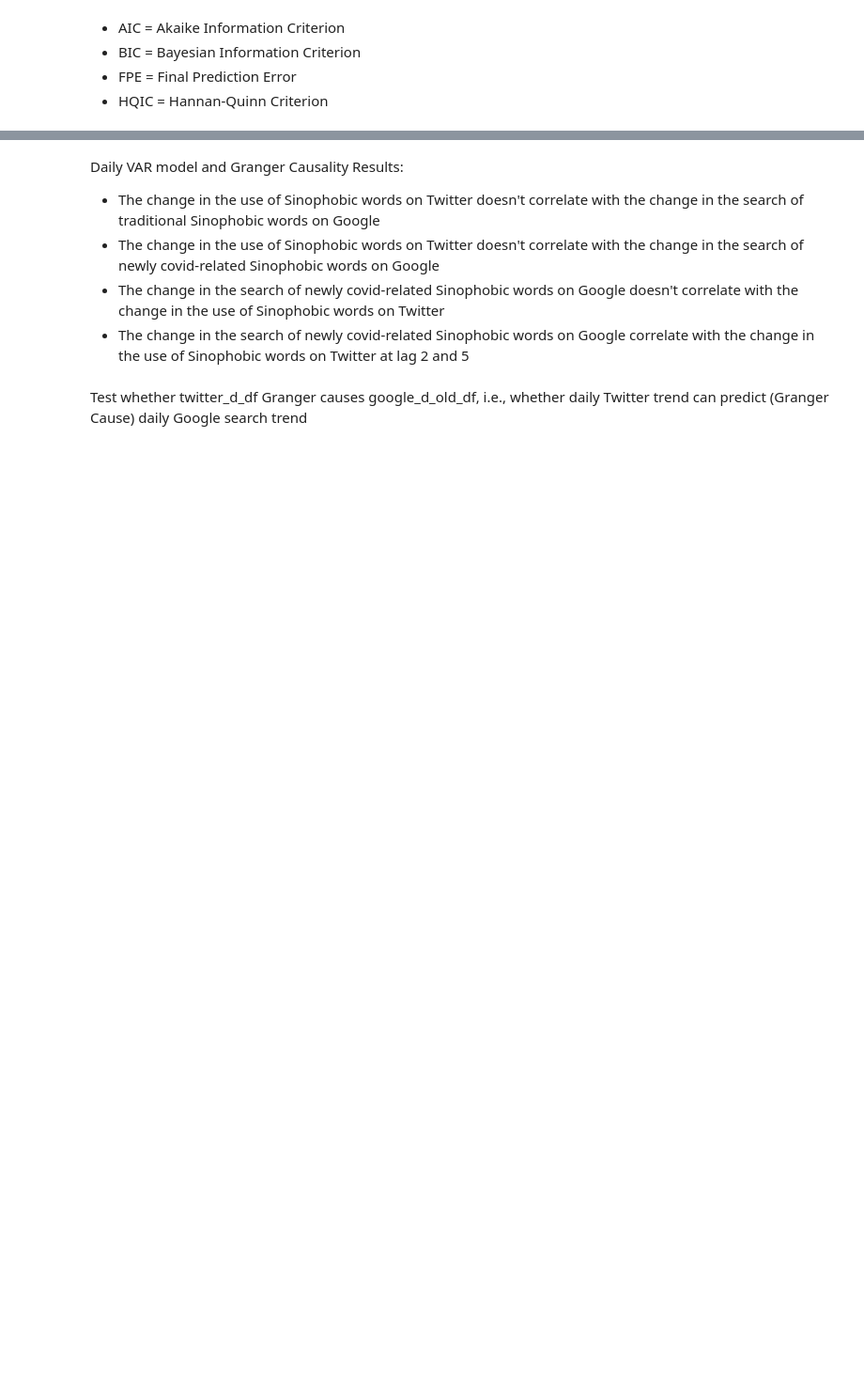
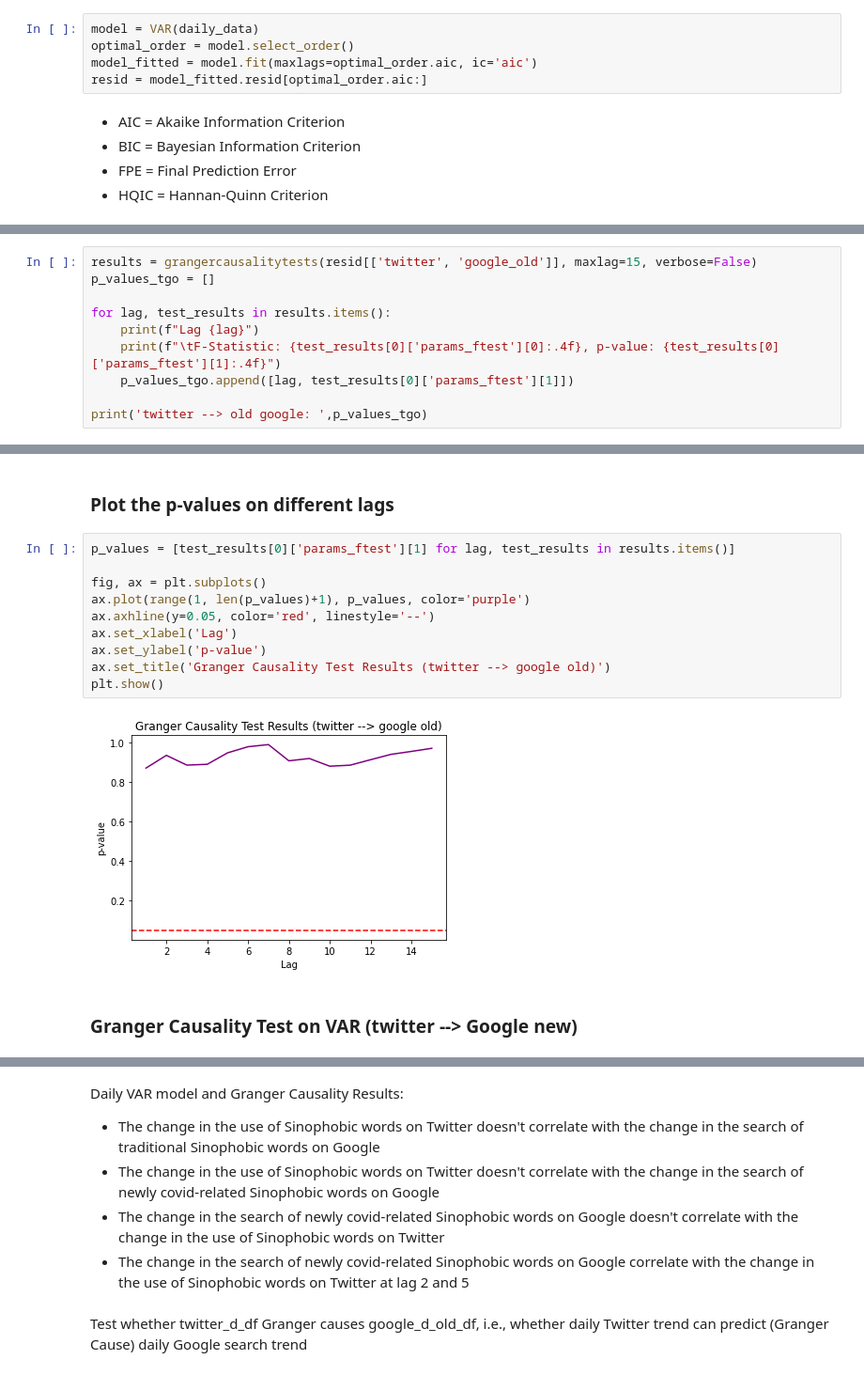
Before and after one commit to macs30200-s23/replication-materials-yuzhouw313, a Jupyter notebook: granger_causality.ipynb, the cells around one changed output, grey strips where cells are left out. Shown at 94% size. Drawn from its saved outputs; the diff is of its cells as text; blank space fills up the shorter version.

Commit message:
added p-values

```diff
--- a/granger_causality.ipynb
+++ b/granger_causality.ipynb
@@ -96,3 +92,8 @@ model = VAR(daily_data)
+# %%
+model = VAR(daily_data)
+optimal_order = model.select_order()
+model_fitted = model.fit(maxlags=optimal_order.aic, ic='aic')
+resid = model_fitted.resid[optimal_order.aic:]
 # %% [markdown]
 - AIC = Akaike Information Criterion
 - BIC = Bayesian Information Criterion
@@ -147,0 +104,10 @@ google_new    0.078345    0.036272    1.000000
+# %%
+results = grangercausalitytests(resid[['twitter', 'google_old']], maxlag=15, verbose=False)
+p_values_tgo = []
+
+for lag, test_results in results.items():
+    print(f"Lag {lag}")
+    print(f"\tF-Statistic: {test_results[0]['params_ftest'][0]:.4f}, p-value: {test_results[0]['params_ftest'][1]:.4f}")
+    p_values_tgo.append([lag, test_results[0]['params_ftest'][1]])
+
+print('twitter --> old google: ',p_values_tgo)
@@ -147,0 +132,16 @@ google_new    0.078345    0.036272    1.000000
+# %% [markdown]
+### Plot the p-values on different lags
+# %%
+p_values = [test_results[0]['params_ftest'][1] for lag, test_results in results.items()]
+
+fig, ax = plt.subplots()
+ax.plot(range(1, len(p_values)+1), p_values, color='purple')
+ax.axhline(y=0.05, color='red', linestyle='--')
+ax.set_xlabel('Lag')
+ax.set_ylabel('p-value')
+ax.set_title('Granger Causality Test Results (twitter --> google old)')
+plt.show()
+# %% [output]
+[figure, added]
+# %% [markdown]
+### Granger Causality Test on VAR (twitter --> Google new)
```
Also changed, not shown: parts of 106 cells of this notebook, 3 other files.
